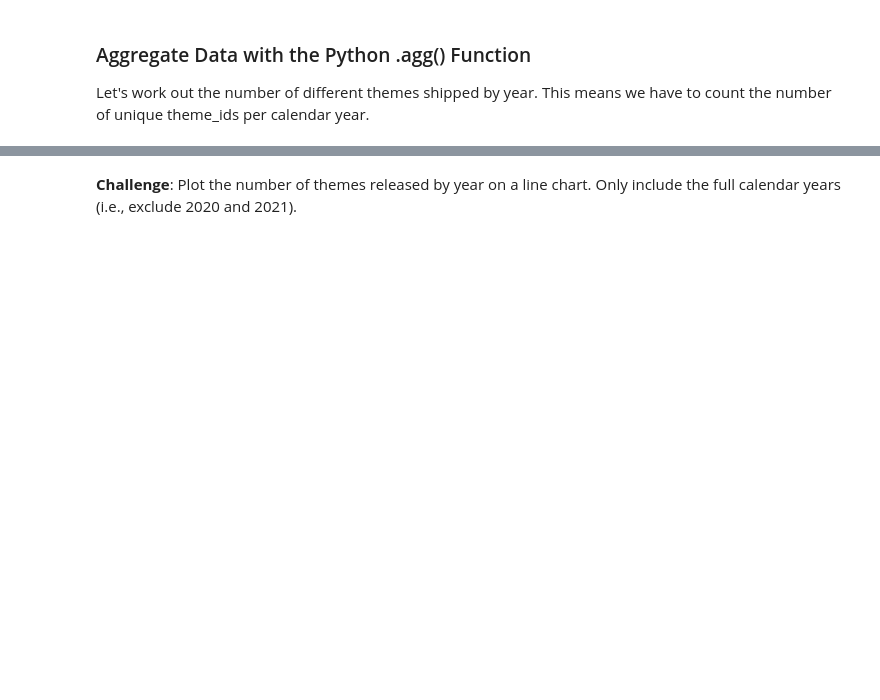
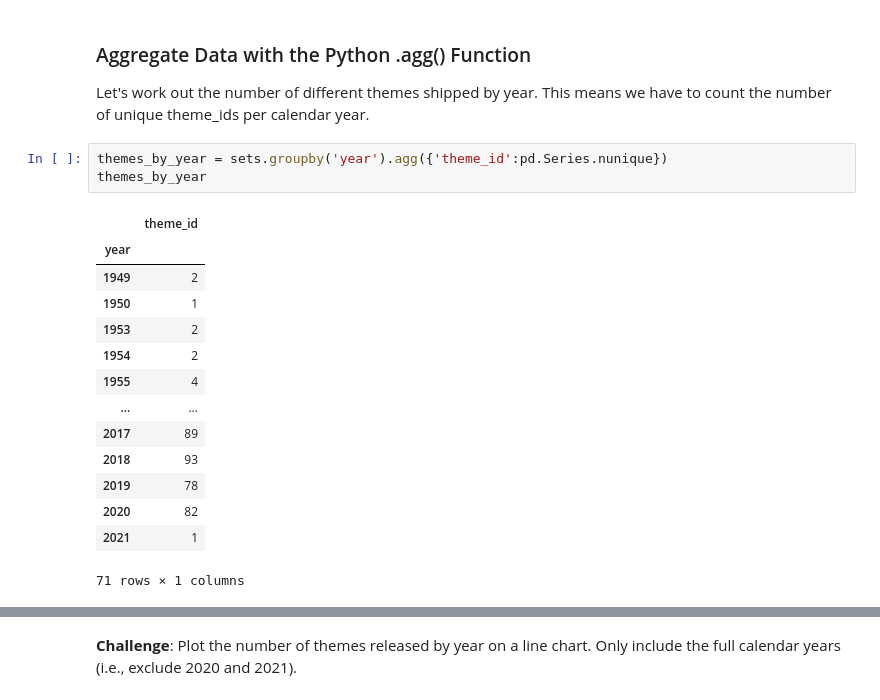
Before and after one commit to nipsalvin/Data-Science, a Jupyter notebook: LEGO Notebook and Data/Lego_Analysis_for_Course.ipynb, the cells around one changed output, grey strips where cells are left out. Drawn from its saved outputs; the diff is of its cells as text; blank space fills up the shorter version.

```diff
--- a/LEGO Notebook and Data/Lego_Analysis_for_Course.ipynb
+++ b/LEGO Notebook and Data/Lego_Analysis_for_Course.ipynb
@@ -181,3 +216,21 @@ Note that the .csv file is from late 2020, so to plot the full calendar years, y
 ### Aggregate Data with the Python .agg() Function
 
 Let's work out the number of different themes shipped by year. This means we have to count the number of unique theme_ids per calendar year.
+# %%
+themes_by_year = sets.groupby('year').agg({'theme_id':pd.Series.nunique})
+themes_by_year
+# %% [output]
+|  | theme_id |
+| year |  |
+| 1949 | 2 |
+| 1950 | 1 |
+| 1953 | 2 |
+| 1954 | 2 |
+| 1955 | 4 |
+| ... | ... |
+| 2017 | 89 |
+| 2018 | 93 |
+| 2019 | 78 |
+| 2020 | 82 |
+| 2021 | 1 |
+71 rows × 1 columns
```
Also changed, not shown: parts of 5 cells of this notebook.
